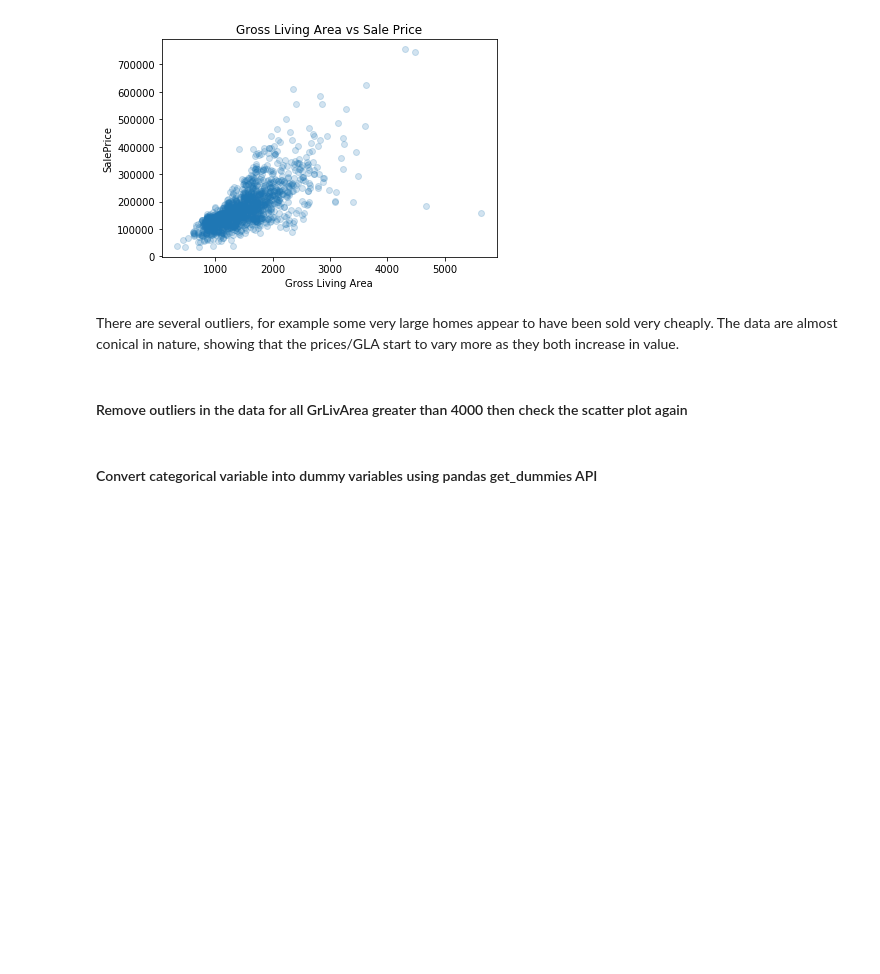
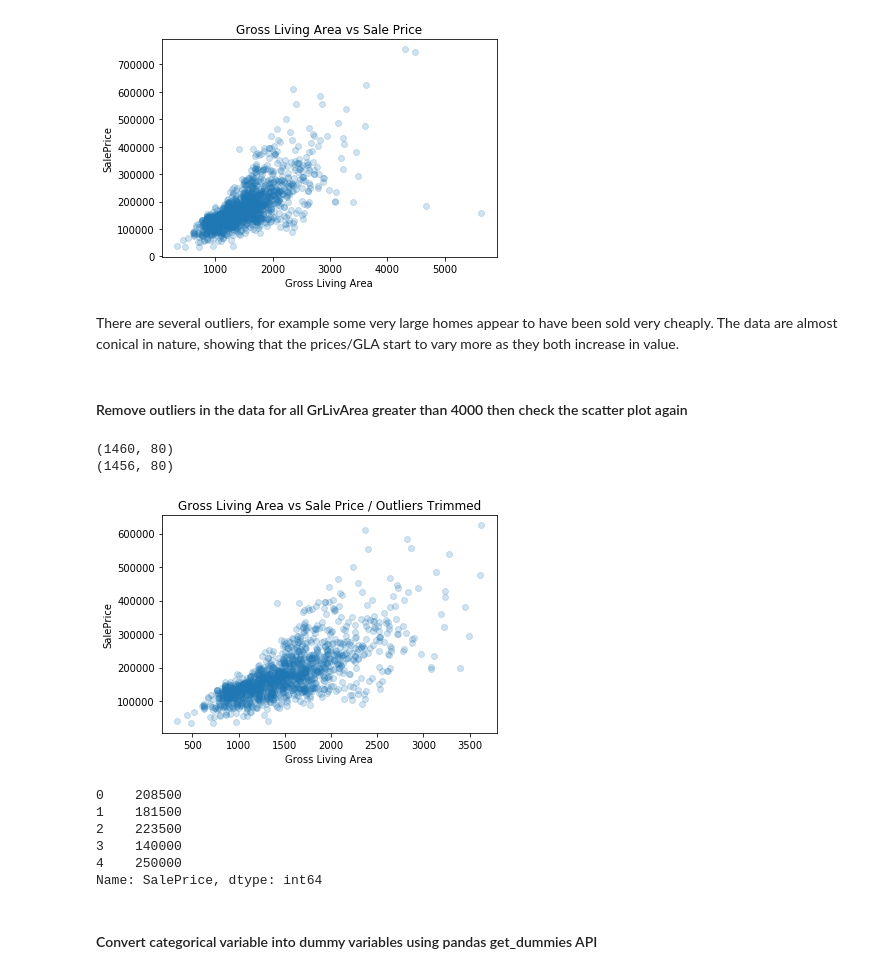
Before and after one commit to Boeing-Bros-UW-ML-Cert/Joeda, a Jupyter notebook: ML210_L7/ML210-Rice_Lab7.ipynb, the cells around one changed output. Cells and saved outputs as stored; diff of their text form; code cells hidden in the pictures; blank space fills up the shorter version.

```diff
--- a/ML210_L7/ML210-Rice_Lab7.ipynb
+++ b/ML210_L7/ML210-Rice_Lab7.ipynb
@@ -54,2 +69,31 @@ There are several outliers, for example some very large homes appear to have bee
+# %%
+# Remove outliers for train['GrLivArea']>4000
+print(train.shape)
+train_cleaned = train.loc[train["GrLivArea"] <= 4000]
+print(train_cleaned.shape)
+
+# Scatter plot
+plt.scatter(train_cleaned["GrLivArea"], train_cleaned["SalePrice"],alpha=.2)
+plt.title("Gross Living Area vs Sale Price / Outliers Trimmed")
+plt.xlabel("Gross Living Area")
+plt.ylabel("SalePrice")
+plt.show()
+# %% [output]
+(1460, 80)
+(1456, 80)
+[figure, added]
+# %%
+tc_X = train_cleaned.iloc[:,:79]
+tc_X.head()
+
+tc_Y = train_cleaned.iloc[:,-1]
+tc_Y.head()
+# %% [output]
+0    208500
+1    181500
+2    223500
+3    140000
+4    250000
+Name: SalePrice, dtype: int64
 # %% [markdown]
 #### Convert categorical variable into dummy variables using pandas get_dummies API
```
Also changed, not shown: parts of 24 cells of this notebook.
